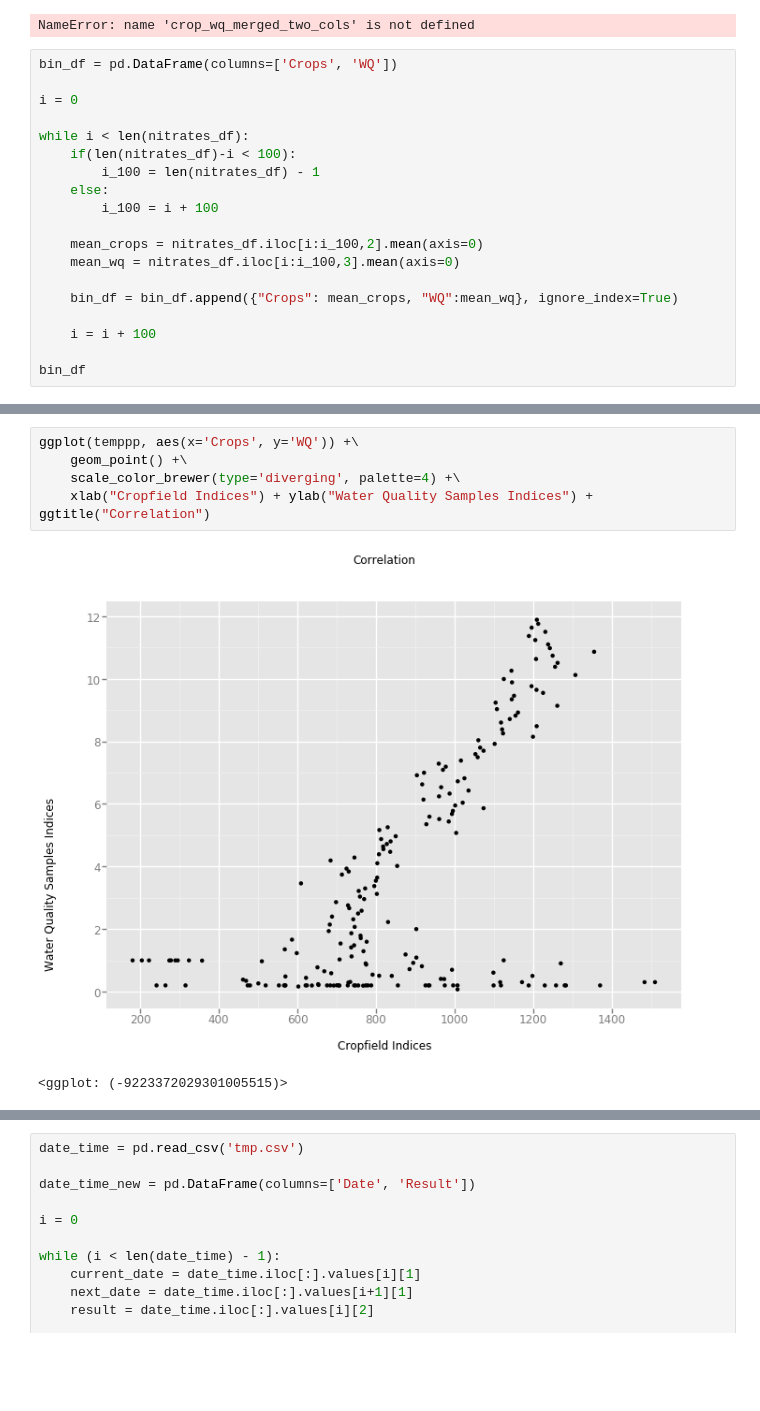
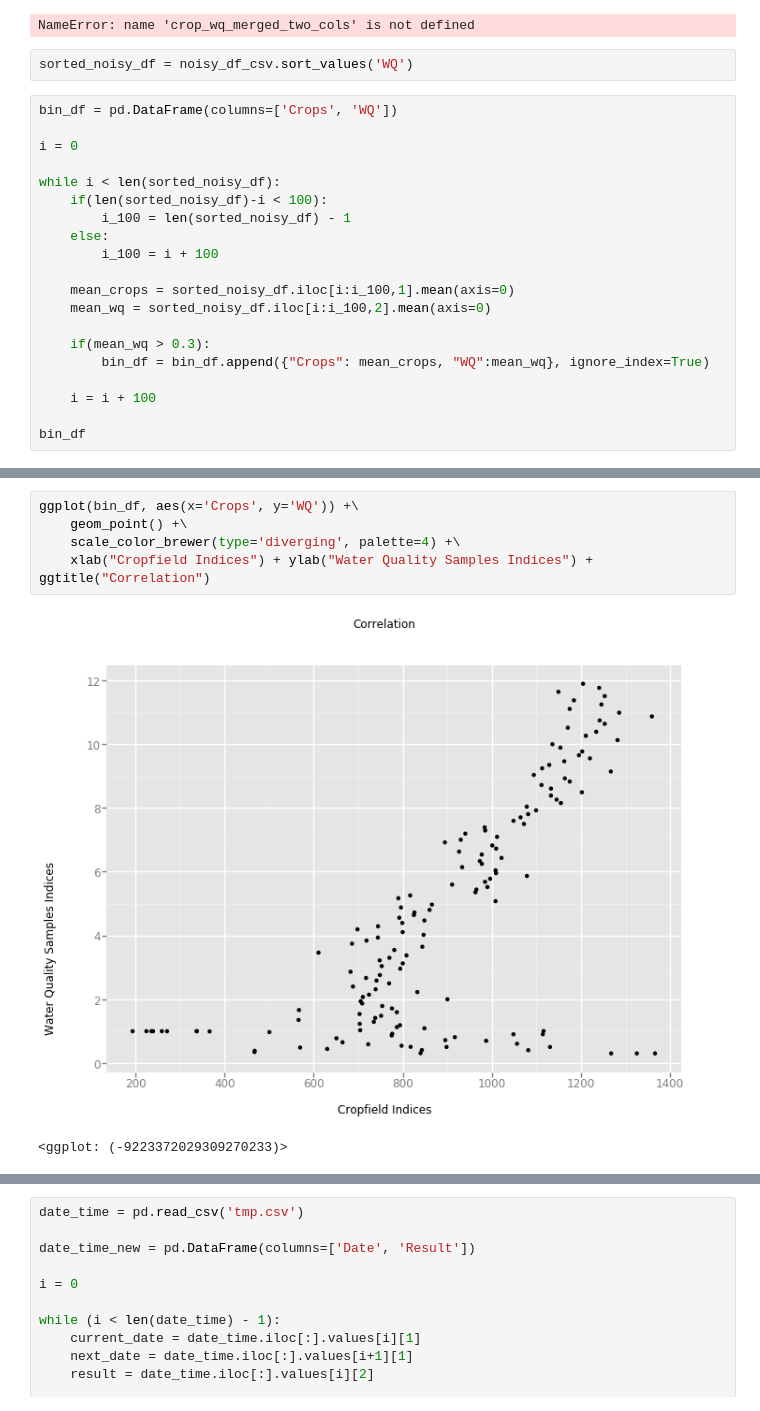
Before and after one commit to gizat/ads-ea, a Jupyter notebook: Data Pre-Processing/linear_regression_crop_water_quality.ipynb, the cells around one changed output, grey strips where cells are left out. Saved outputs shown, nothing was run; the diff lists cells and outputs as text; blank space fills up the shorter version.

```diff
--- a/Data Pre-Processing/linear_regression_crop_water_quality.ipynb
+++ b/Data Pre-Processing/linear_regression_crop_water_quality.ipynb
@@ -183,21 +183,24 @@ ggplot(noisy_df_csv, aes(x='Crops', y='WQ')) +\
 # crop_wq_merged_two_cols = crop_wq_merged_two_cols.rename(index=str, columns={"A99G1": "cropfield_score", 0: "wq_score"})
 # %% [output]
 NameError: name 'crop_wq_merged_two_cols' is not defined
+# %%
+sorted_noisy_df = noisy_df_csv.sort_values('WQ')
 # %%
 bin_df = pd.DataFrame(columns=['Crops', 'WQ'])
 
 i = 0
 
-while i < len(nitrates_df):
-    if(len(nitrates_df)-i < 100):
-        i_100 = len(nitrates_df) - 1
+while i < len(sorted_noisy_df):
+    if(len(sorted_noisy_df)-i < 100):
+        i_100 = len(sorted_noisy_df) - 1
     else:
         i_100 = i + 100
 
-    mean_crops = nitrates_df.iloc[i:i_100,2].mean(axis=0)
-    mean_wq = nitrates_df.iloc[i:i_100,3].mean(axis=0)
+    mean_crops = sorted_noisy_df.iloc[i:i_100,1].mean(axis=0)
+    mean_wq = sorted_noisy_df.iloc[i:i_100,2].mean(axis=0)
 
-    bin_df = bin_df.append({"Crops": mean_crops, "WQ":mean_wq}, ignore_index=True)
+    if(mean_wq > 0.3):
+        bin_df = bin_df.append({"Crops": mean_crops, "WQ":mean_wq}, ignore_index=True)
 
     i = i + 100
 
@@ -207,8 +227,8 @@ TypeError: Could not convert http://environment.data.gov.uk/water-quality/data/m
 # %%
-ggplot(temppp, aes(x='Crops', y='WQ')) +\
+ggplot(bin_df, aes(x='Crops', y='WQ')) +\
     geom_point() +\
     scale_color_brewer(type='diverging', palette=4) +\
     xlab("Cropfield Indices") + ylab("Water Quality Samples Indices") + ggtitle("Correlation")
 # %% [output]
-[figure, old version]
+[figure, new version]
-<ggplot: (-9223372029301005515)>
+<ggplot: (-9223372029309270233)>
```
Also changed, not shown: parts of 7 cells of this notebook, 1 other file.
